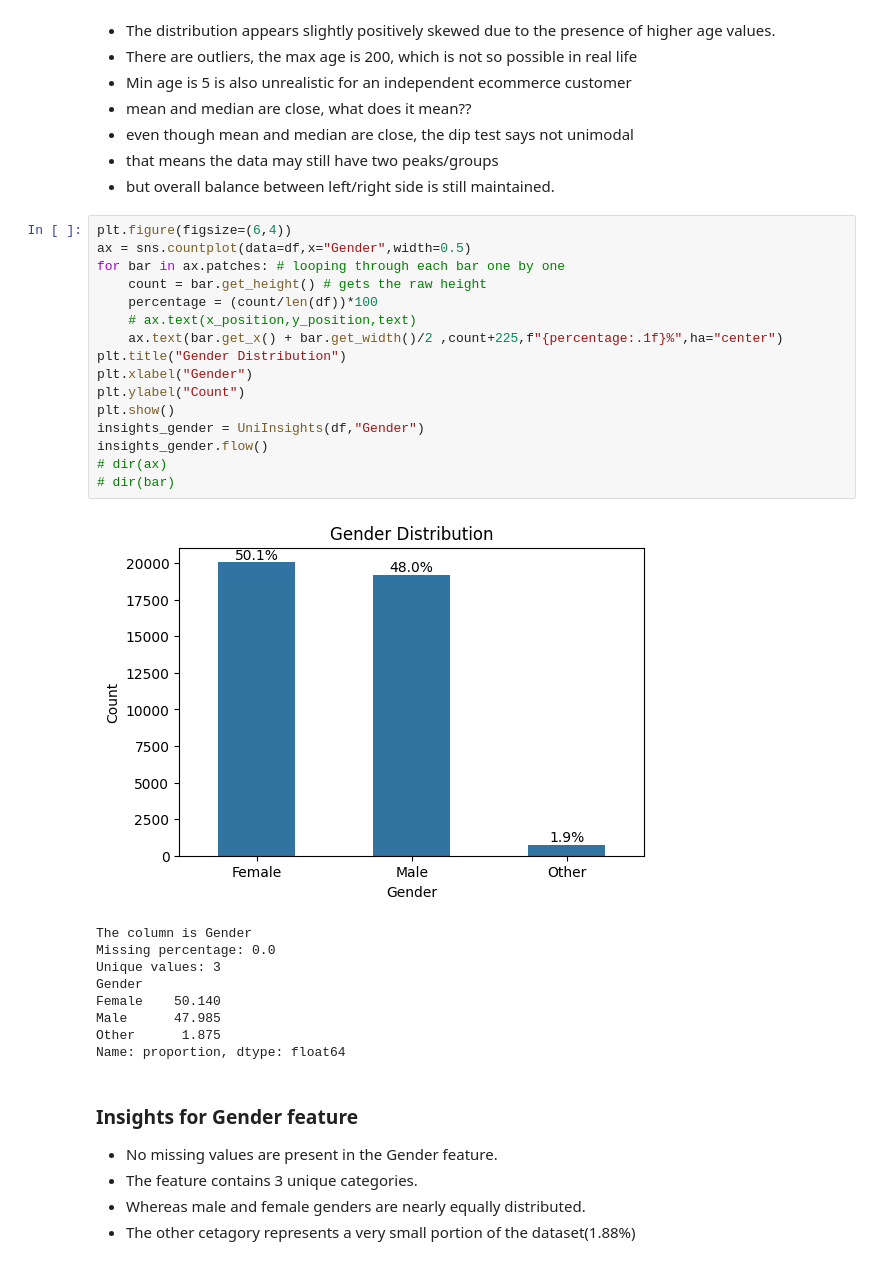
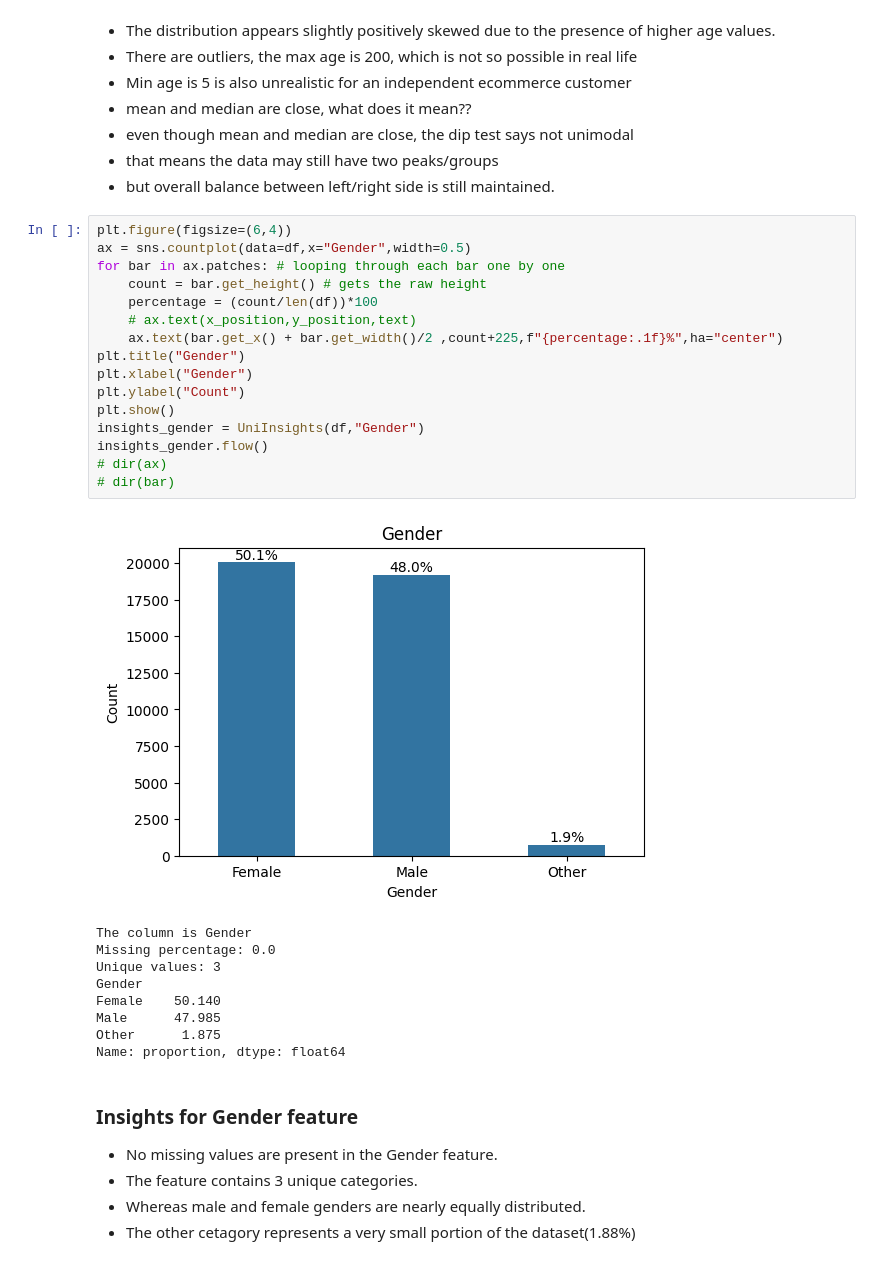
Before and after one commit to laharitummala-tech/Customer-Churn-Intelligence-Retention-System, a Jupyter notebook: notebooks/01_churn_model_building.ipynb, the cells around one changed output. Saved outputs shown, nothing was run; the diff lists cells and outputs as text.

```diff
--- a/notebooks/01_churn_model_building.ipynb
+++ b/notebooks/01_churn_model_building.ipynb
@@ -500,21 +565,21 @@ Max: 200
 # %%
 plt.figure(figsize=(6,4))
 ax = sns.countplot(data=df,x="Gender",width=0.5)
 for bar in ax.patches: # looping through each bar one by one
     count = bar.get_height() # gets the raw height
     percentage = (count/len(df))*100
     # ax.text(x_position,y_position,text)
     ax.text(bar.get_x() + bar.get_width()/2 ,count+225,f"{percentage:.1f}%",ha="center")
-plt.title("Gender Distribution")
+plt.title("Gender")
 plt.xlabel("Gender")
 plt.ylabel("Count")
 plt.show()
 insights_gender = UniInsights(df,"Gender")
 insights_gender.flow()
 # dir(ax)
 # dir(bar)
 # %% [output]
-[figure, old version]
+[figure, new version]
 The column is Gender
 Missing percentage: 0.0
 Unique values: 3
```
Also changed, not shown: parts of 56 cells of this notebook.
